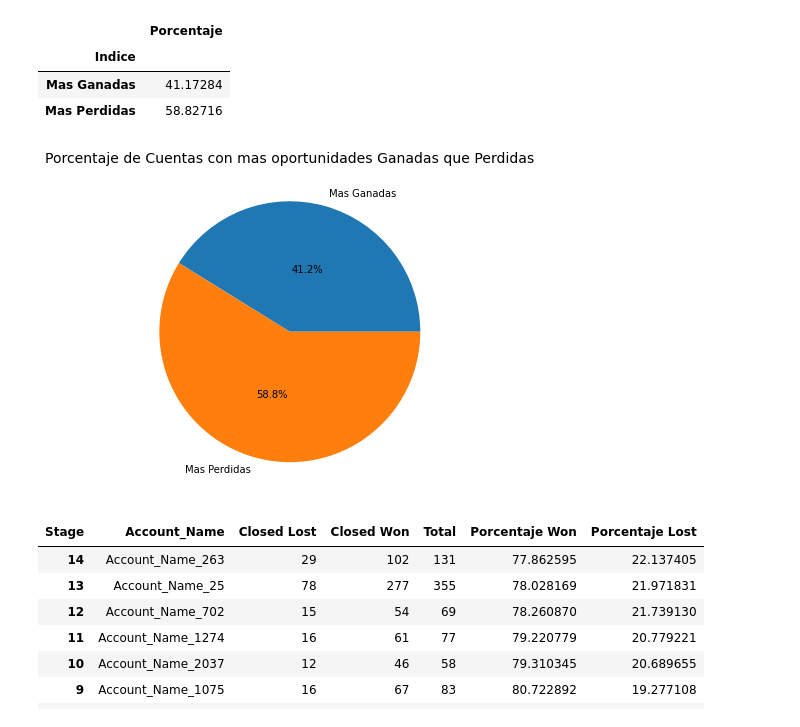
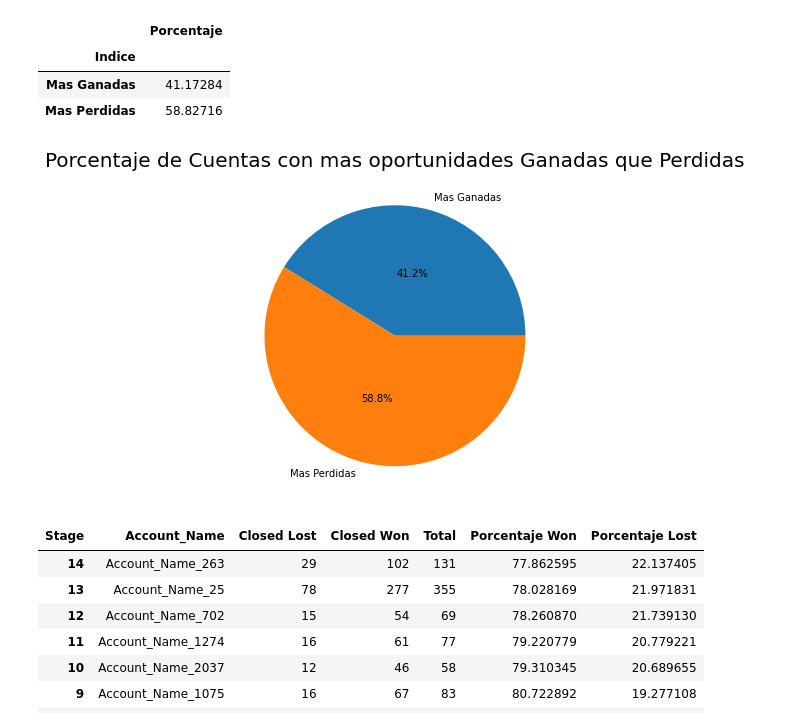
Before and after one commit to joaquinparodi/TP-DATOS, a Jupyter notebook: Analisis/Analisis Agustin.ipynb, the cells around one changed output. Cells and saved outputs as stored; diff of their text form; code cells hidden in the pictures.

Commit message:
More Graphs

```diff
--- a/Analisis/Analisis Agustin.ipynb
+++ b/Analisis/Analisis Agustin.ipynb
@@ -249,10 +235,10 @@ df_porcentaje_cuentas_ganadoras
 # %%
 pie, ax = plt.subplots(figsize=[10,6])
 label = df_porcentaje_cuentas_ganadoras.index
 plt.pie(x=df_porcentaje_cuentas_ganadoras, autopct="%.1f%%", labels=label, pctdistance=0.5)
-plt.title("Porcentaje de Cuentas con mas oportunidades Ganadas que Perdidas", fontsize=14);
+plt.title("Porcentaje de Cuentas con mas oportunidades Ganadas que Perdidas", fontsize=20);
 # %% [output]
-[figure, old version]
+[figure, new version]
 # %%
 df_porciento = df[['Opportunity_Name', 'Account_Name', 'Stage']]
 df_porciento = df_porciento.groupby(['Account_Name', 'Opportunity_Name', 'Stage']).agg(Cant=("Stage", "count")).reset_index()
```
Also changed, not shown: parts of 14 cells of this notebook.
